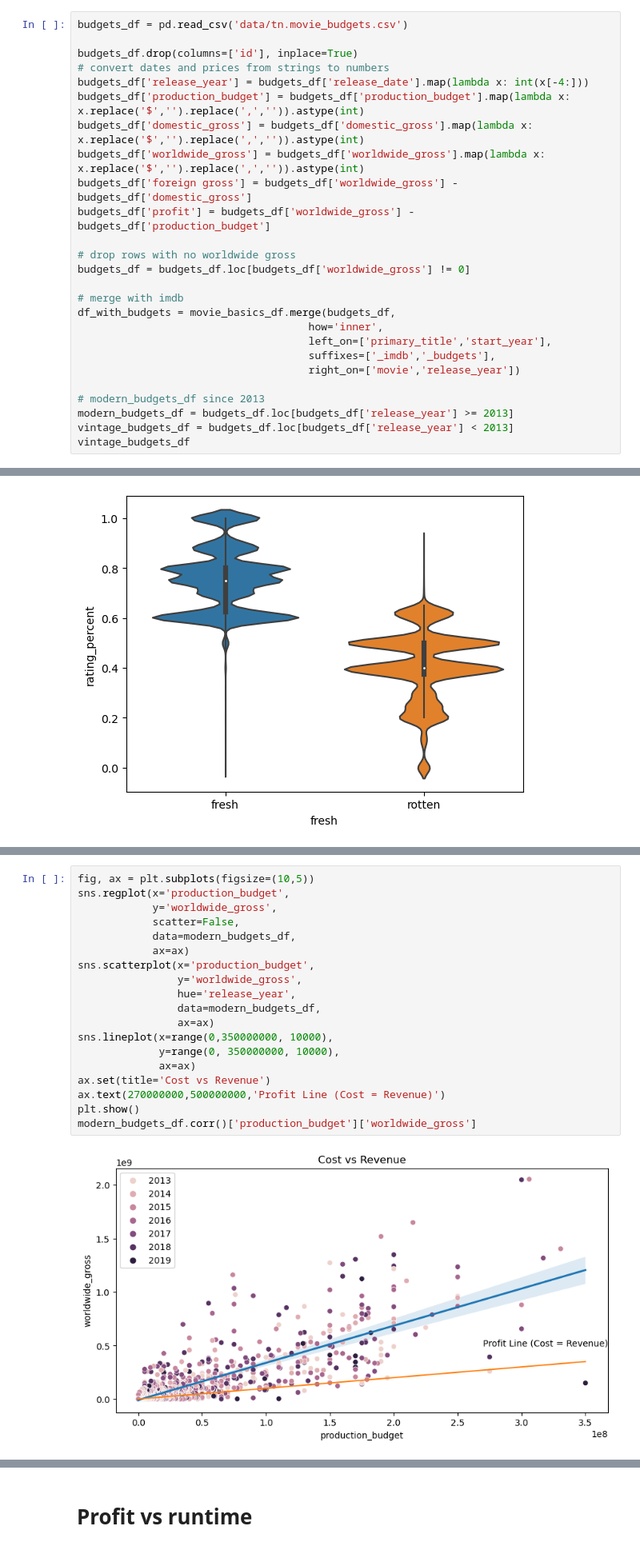
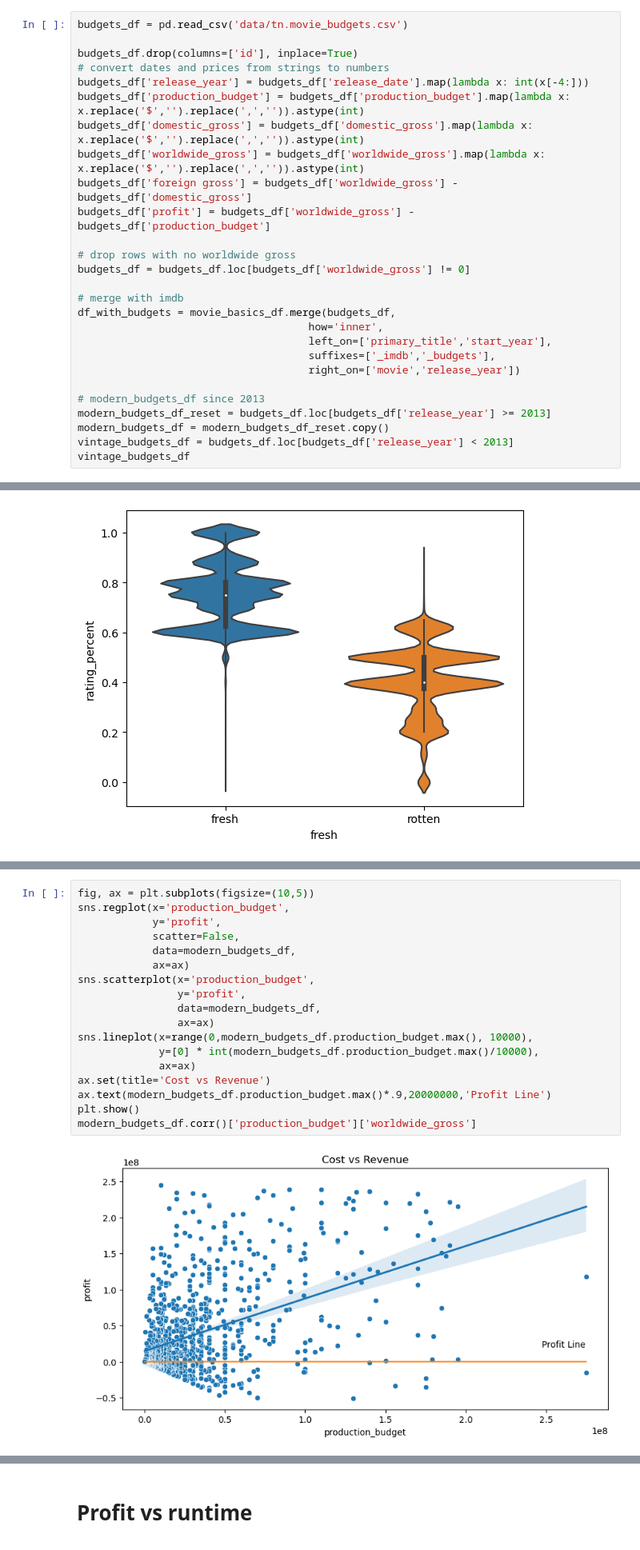
Before and after one commit to alexanderdaffara/Movies_Insights_EDA, a Jupyter notebook: Alex-Notebook.ipynb, the cells around one changed output, grey strips where cells are left out. Shown: that part at 80% size. Cells and saved outputs as stored; diff of their text form.

```diff
--- a/Alex-Notebook.ipynb
+++ b/Alex-Notebook.ipynb
@@ -183,7 +184,8 @@ df_with_budgets = movie_basics_df.merge(budgets_df,
                                      right_on=['movie','release_year'])
 
 # modern_budgets_df since 2013
-modern_budgets_df = budgets_df.loc[budgets_df['release_year'] >= 2013]
+modern_budgets_df_reset = budgets_df.loc[budgets_df['release_year'] >= 2013]
+modern_budgets_df = modern_budgets_df_reset.copy()
 vintage_budgets_df = budgets_df.loc[budgets_df['release_year'] < 2013]
 vintage_budgets_df
 # %% [output]
@@ -395,21 +454,20 @@ ax = sns.violinplot(x='fresh',y='rating_percent', data=rt_reviews_df)
 # %%
 fig, ax = plt.subplots(figsize=(10,5))
 sns.regplot(x='production_budget',
-            y='worldwide_gross',
+            y='profit',
             scatter=False,
             data=modern_budgets_df,
             ax=ax)
 sns.scatterplot(x='production_budget',
-                y='worldwide_gross',
-                hue='release_year',
+                y='profit',
                 data=modern_budgets_df,
                 ax=ax)
-sns.lineplot(x=range(0,350000000, 10000),
-             y=range(0, 350000000, 10000),
+sns.lineplot(x=range(0,modern_budgets_df.production_budget.max(), 10000),
+             y=[0] * int(modern_budgets_df.production_budget.max()/10000),
              ax=ax)
 ax.set(title='Cost vs Revenue')
-ax.text(270000000,500000000,'Profit Line (Cost = Revenue)')
+ax.text(modern_budgets_df.production_budget.max()*.9,20000000,'Profit Line')
 plt.show()
 modern_budgets_df.corr()['production_budget']['worldwide_gross']
 # %% [output]
-[figure, old version]
+[figure, new version]
```
Also changed, not shown: parts of 29 cells of this notebook.
